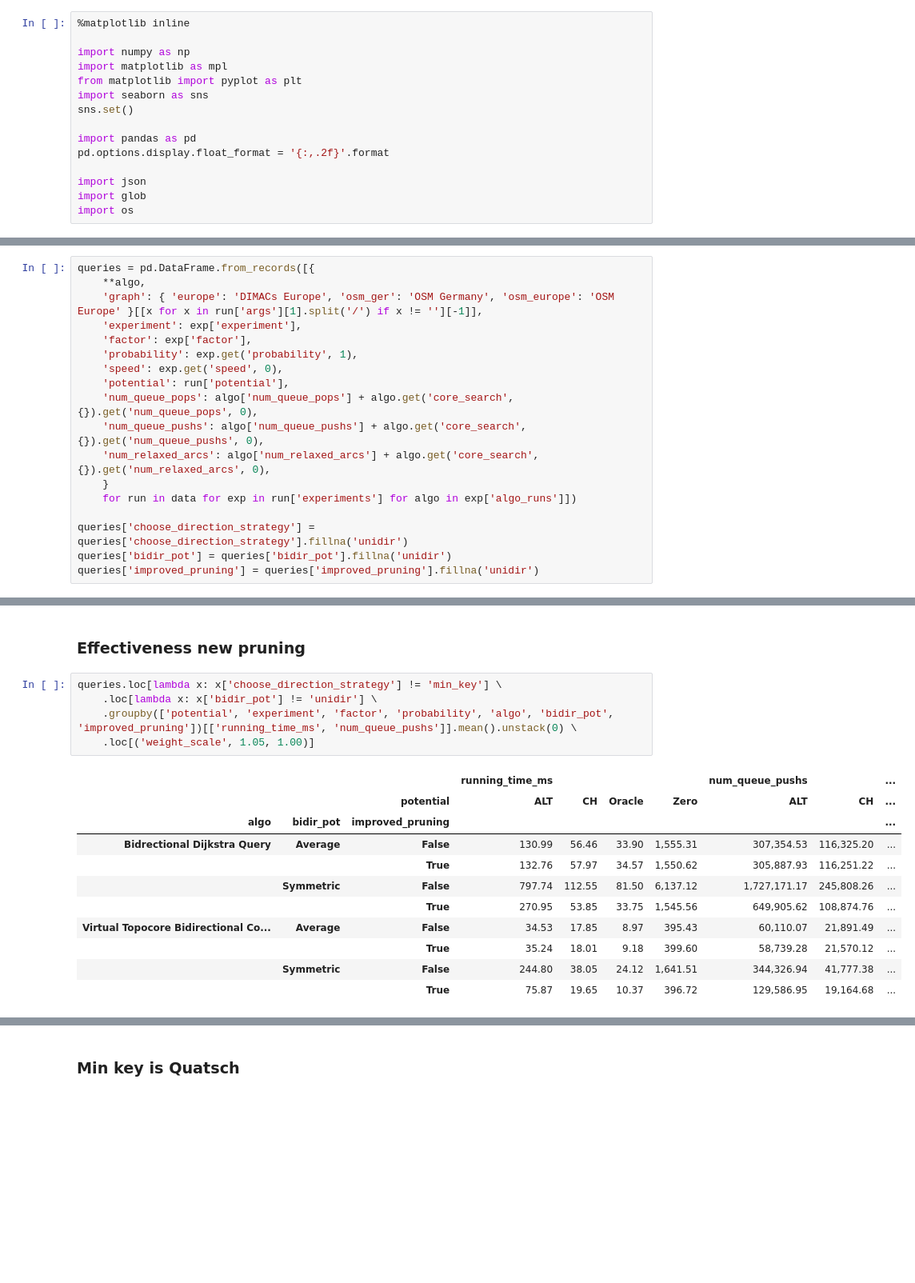
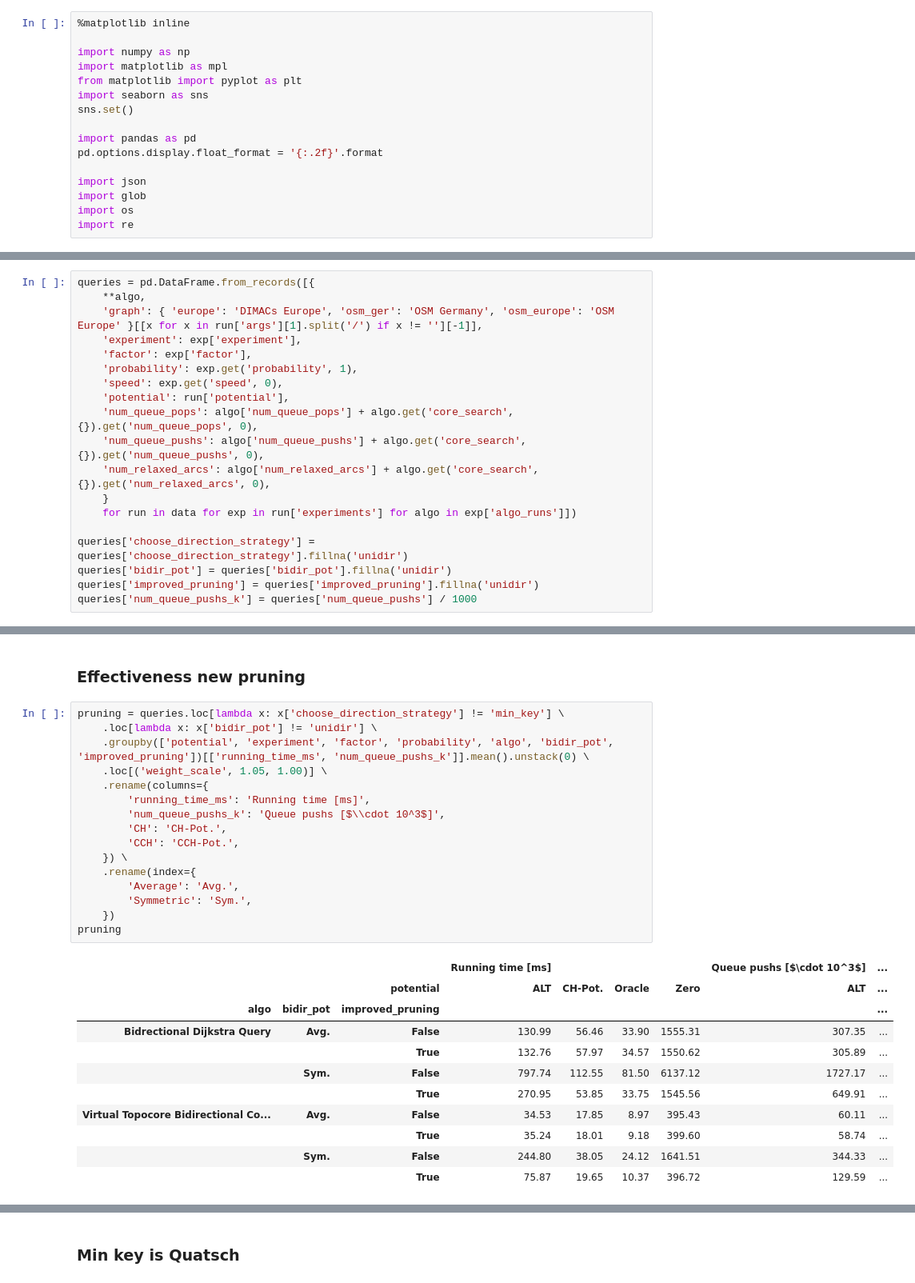
Before and after one commit to kit-algo/ch_potentials, a Jupyter notebook: eval/bidir_features_all.ipynb, the cells around one changed output, grey strips where cells are left out. Shown at 80% size. Cells and saved outputs as stored; diff of their text form; blank space fills up the shorter version.

Commit message:
start with bidir tables

```diff
--- a/eval/bidir_features_all.ipynb
+++ b/eval/bidir_features_all.ipynb
@@ -8,11 +8,12 @@ import seaborn as sns
 sns.set()
 
 import pandas as pd
-pd.options.display.float_format = '{:,.2f}'.format
+pd.options.display.float_format = '{:.2f}'.format
 
 import json
 import glob
 import os
+import re
 # %%
 paths = glob.glob("../exp/bidir_features/*.json")
 data = [json.load(open(path)) for path in paths]
@@ -34,6 +35,7 @@ queries = pd.DataFrame.from_records([{
 queries['choose_direction_strategy'] = queries['choose_direction_strategy'].fillna('unidir')
 queries['bidir_pot'] = queries['bidir_pot'].fillna('unidir')
 queries['improved_pruning'] = queries['improved_pruning'].fillna('unidir')
+queries['num_queue_pushs_k'] = queries['num_queue_pushs'] / 1000
 # %%
 pd.set_option('display.max_rows', 500)
 # %%
@@ -79,19 +65,30 @@ queries.loc[lambda x: x['choose_direction_strategy'] != 'min_key'] \
 # %% [markdown]
 ### Effectiveness new pruning
 # %%
-queries.loc[lambda x: x['choose_direction_strategy'] != 'min_key'] \
+pruning = queries.loc[lambda x: x['choose_direction_strategy'] != 'min_key'] \
     .loc[lambda x: x['bidir_pot'] != 'unidir'] \
-    .groupby(['potential', 'experiment', 'factor', 'probability', 'algo', 'bidir_pot', 'improved_pruning'])[['running_time_ms', 'num_queue_pushs']].mean().unstack(0) \
-    .loc[('weight_scale', 1.05, 1.00)]
+    .groupby(['potential', 'experiment', 'factor', 'probability', 'algo', 'bidir_pot', 'improved_pruning'])[['running_time_ms', 'num_queue_pushs_k']].mean().unstack(0) \
+    .loc[('weight_scale', 1.05, 1.00)] \
+    .rename(columns={
+        'running_time_ms': 'Running time [ms]',
+        'num_queue_pushs_k': 'Queue pushs [$\\cdot 10^3$]',
+        'CH': 'CH-Pot.',
+        'CCH': 'CCH-Pot.',
+    }) \
+    .rename(index={
+        'Average': 'Avg.',
+        'Symmetric': 'Sym.',
+    })
+pruning
 # %% [output]
-|  |  |  | running_time_ms |  |  |  | num_queue_pushs |  | ... |
-|  |  | potential | ALT | CH | Oracle | Zero | ALT | CH | ... |
-| algo | bidir_pot | improved_pruning |  |  |  |  |  |  | ... |
-| Bidrectional Dijkstra Query | Average | False | 130.99 | 56.46 | 33.90 | 1,555.31 | 307,354.53 | 116,325.20 | ... |
-|  |  | True | 132.76 | 57.97 | 34.57 | 1,550.62 | 305,887.93 | 116,251.22 | ... |
-|  | Symmetric | False | 797.74 | 112.55 | 81.50 | 6,137.12 | 1,727,171.17 | 245,808.26 | ... |
-|  |  | True | 270.95 | 53.85 | 33.75 | 1,545.56 | 649,905.62 | 108,874.76 | ... |
-| Virtual Topocore Bidirectional Co... | Average | False | 34.53 | 17.85 | 8.97 | 395.43 | 60,110.07 | 21,891.49 | ... |
-|  |  | True | 35.24 | 18.01 | 9.18 | 399.60 | 58,739.28 | 21,570.12 | ... |
-|  | Symmetric | False | 244.80 | 38.05 | 24.12 | 1,641.51 | 344,326.94 | 41,777.38 | ... |
-|  |  | True | 75.87 | 19.65 | 10.37 | 396.72 | 129,586.95 | 19,164.68 | ... |
+|  |  |  | Running time [ms] |  |  |  | Queue pushs [$\cdot 10^3$] | ... |
+|  |  | potential | ALT | CH-Pot. | Oracle | Zero | ALT | ... |
+| algo | bidir_pot | improved_pruning |  |  |  |  |  | ... |
+| Bidrectional Dijkstra Query | Avg. | False | 130.99 | 56.46 | 33.90 | 1555.31 | 307.35 | ... |
+|  |  | True | 132.76 | 57.97 | 34.57 | 1550.62 | 305.89 | ... |
+|  | Sym. | False | 797.74 | 112.55 | 81.50 | 6137.12 | 1727.17 | ... |
+|  |  | True | 270.95 | 53.85 | 33.75 | 1545.56 | 649.91 | ... |
+| Virtual Topocore Bidirectional Co... | Avg. | False | 34.53 | 17.85 | 8.97 | 395.43 | 60.11 | ... |
+|  |  | True | 35.24 | 18.01 | 9.18 | 399.60 | 58.74 | ... |
+|  | Sym. | False | 244.80 | 38.05 | 24.12 | 1641.51 | 344.33 | ... |
+|  |  | True | 75.87 | 19.65 | 10.37 | 396.72 | 129.59 | ... |
```
Also changed, not shown: parts of 5 cells of this notebook, 3 other files.
